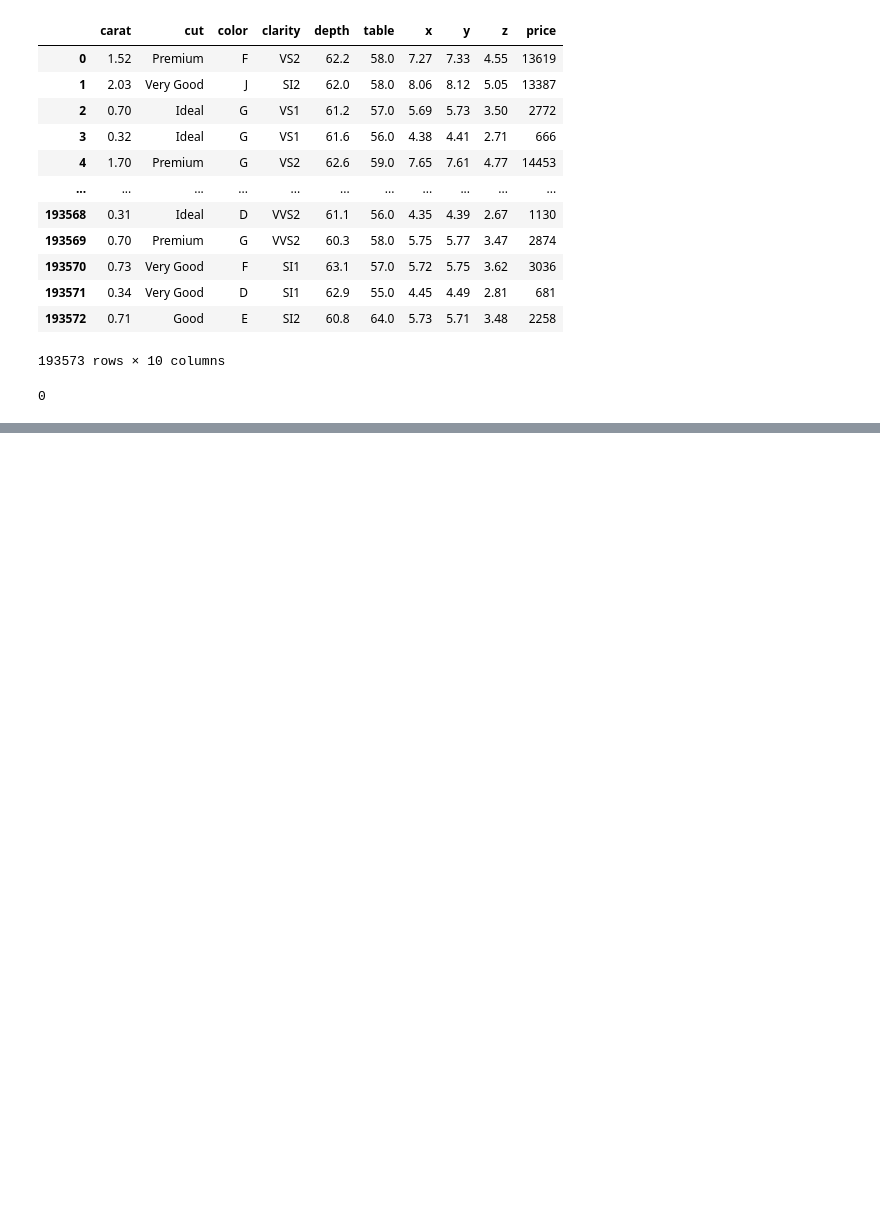
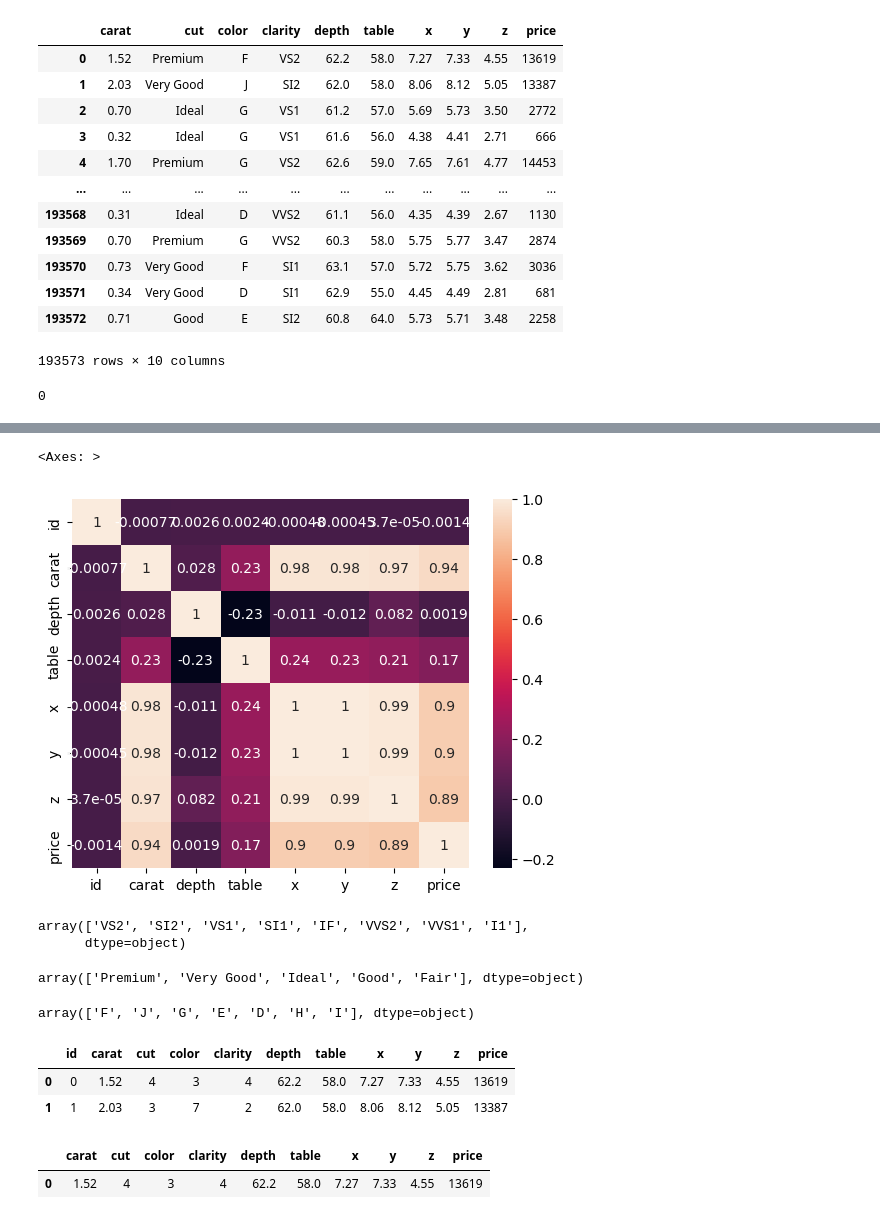
Before and after one commit to YuvrajGurav/FSDSETEPROJECT, a Jupyter notebook: notebooks/research.ipynb, the cells around one changed output, grey strips where cells are left out. Cells and saved outputs as stored; diff of their text form; code cells hidden in the pictures; blank space fills up the shorter version.

```diff
--- a/notebooks/research.ipynb
+++ b/notebooks/research.ipynb
@@ -84,0 +195,5 @@ data.duplicated().sum()
+# %%
+sns.heatmap(data.corr(),annot=True)
+# %% [output]
+<Axes: >
+[figure, added]
@@ -84,0 +202,14 @@ data.duplicated().sum()
+# %%
+#Encoding
+data.clarity.unique()
+# %% [output]
+array(['VS2', 'SI2', 'VS1', 'SI1', 'IF', 'VVS2', 'VVS1', 'I1'],
+      dtype=object)
+# %%
+data.cut.unique()
+# %% [output]
+array(['Premium', 'Very Good', 'Ideal', 'Good', 'Fair'], dtype=object)
+# %%
+data.color.unique()
+# %% [output]
+array(['F', 'J', 'G', 'E', 'D', 'H', 'I'], dtype=object)
@@ -84,0 +225,12 @@ data.duplicated().sum()
+# %%
+data.head(2)
+# %% [output]
+|  | id | carat | cut | color | clarity | depth | table | x | y | z | price |
+| 0 | 0 | 1.52 | 4 | 3 | 4 | 62.2 | 58.0 | 7.27 | 7.33 | 4.55 | 13619 |
+| 1 | 1 | 2.03 | 3 | 7 | 2 | 62.0 | 58.0 | 8.06 | 8.12 | 5.05 | 13387 |
+# %%
+data.drop(labels='id',axis=1,inplace=True)
+data.head(1)
+# %% [output]
+|  | carat | cut | color | clarity | depth | table | x | y | z | price |
+| 0 | 1.52 | 4 | 3 | 4 | 62.2 | 58.0 | 7.27 | 7.33 | 4.55 | 13619 |
```
Also changed, not shown: parts of 14 cells of this notebook.
